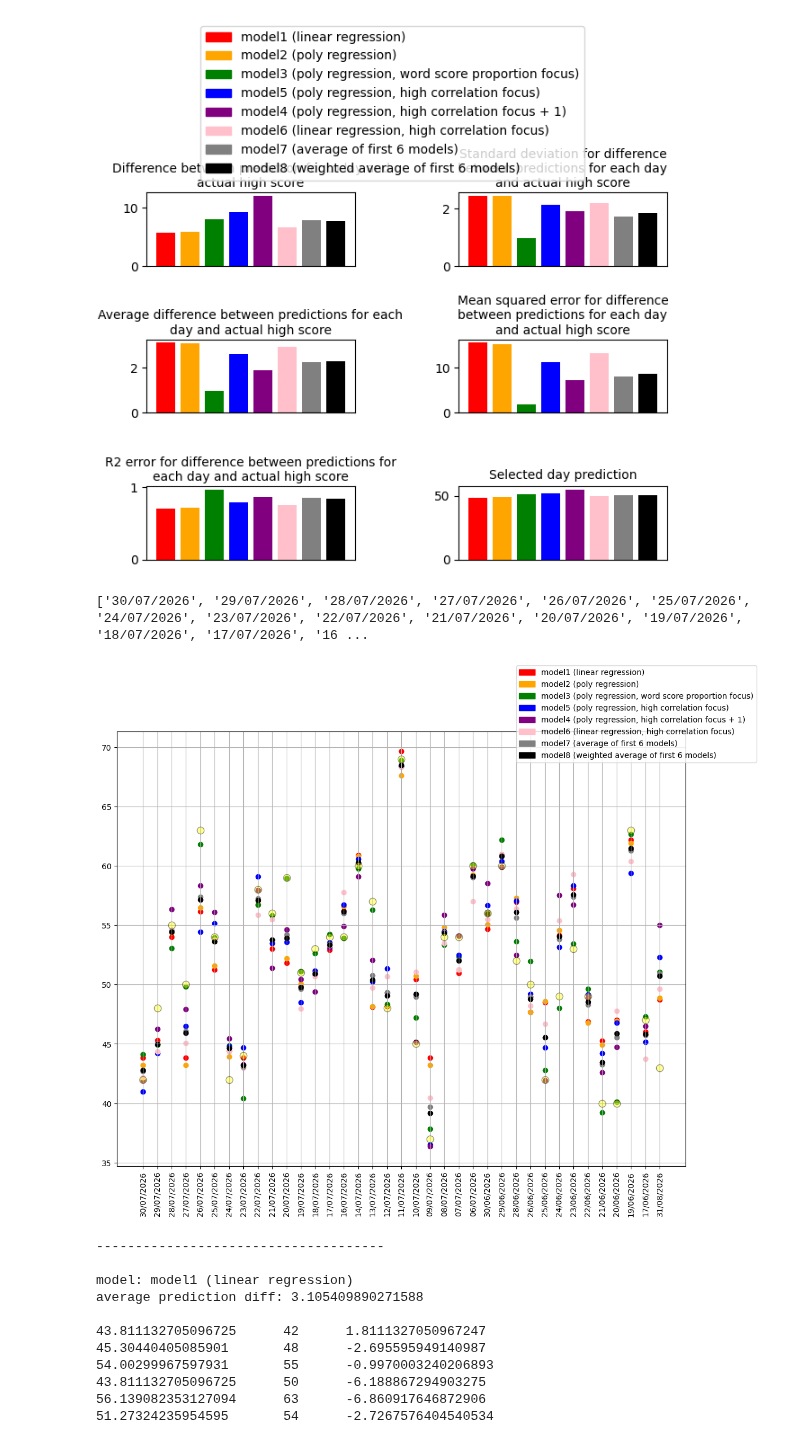
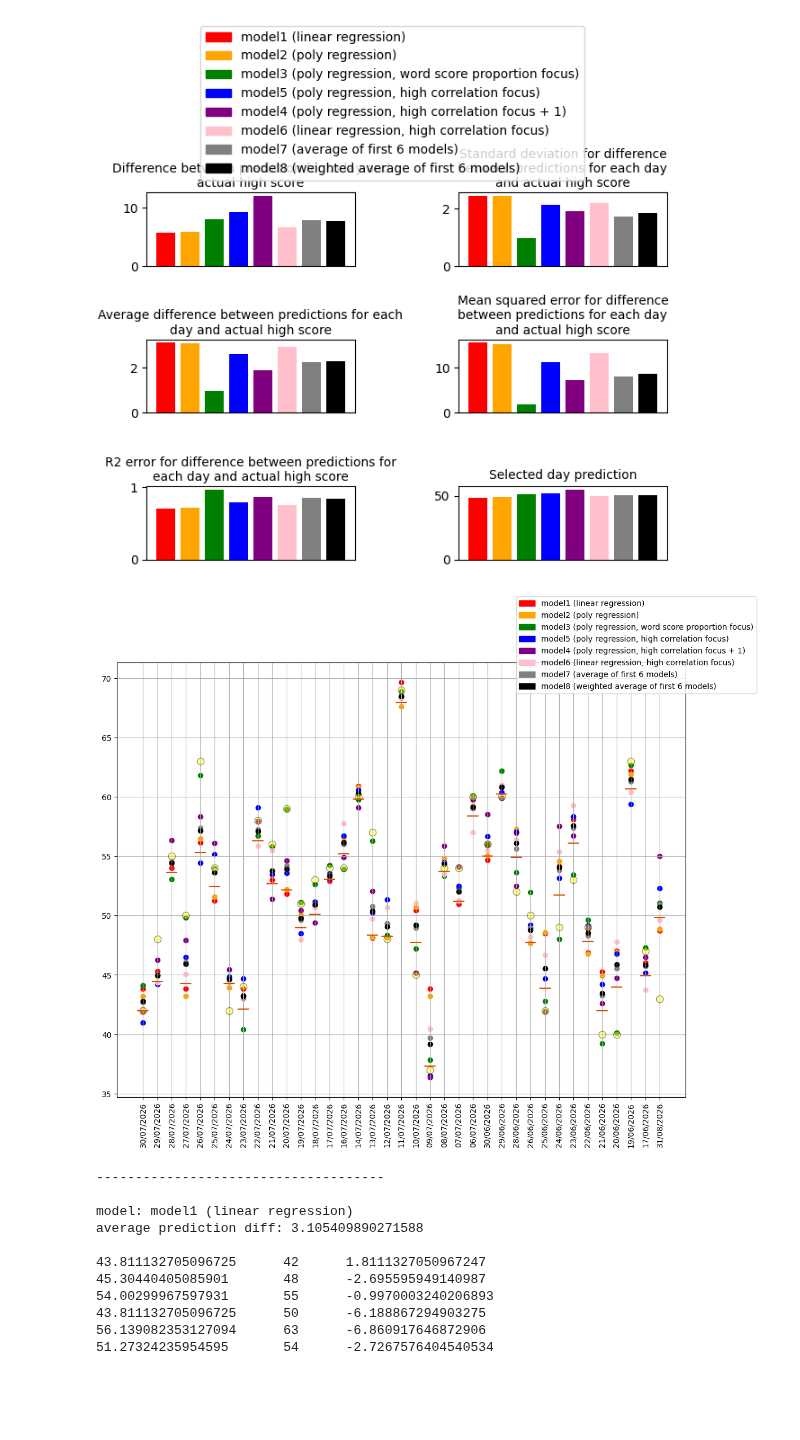
Before and after one commit to bexedmondson/palingrid, a Jupyter notebook: notes/WordStatAnalysis.ipynb, the cells around one changed output. Drawn from its saved outputs; the diff is of its cells as text; code cells hidden in the pictures; blank space fills up the shorter version.

Commit message:
think i have modelled decently enough to use this predicted data. we shall see i suppose!

```diff
--- a/notes/WordStatAnalysis.ipynb
+++ b/notes/WordStatAnalysis.ipynb
@@ -997,6 +1043,7 @@ plt.scatter(new_data_stats['high_scoring_word_proportion_12'], actual, label="ac
 
 plt.plot([new_data_stats['high_scoring_word_proportion_12'], new_data_stats['high_scoring_word_proportion_12']], [result8[0],actual], ':r', zorder=1)
 
+daily_model_prediction_range = []
 predictions8 = []
 for d in range(len(df['high_scoring_word_proportion_12'])):
     #total_other_predictions = 0
@@ -1007,28 +1054,7 @@ for d in range(len(df['high_scoring_word_proportion_12'])):
     for i in range(6):
         other_predictions[i] = model_measures['allPredictions'][i][d]
 
-    other_predictions_mean = np.mean(other_predictions)
-
-    other_predictions_abs_mean_diffs = [None,None,None,None,None,None]
-    for i in range(6):
-        other_predictions_abs_mean_diffs[i] = abs(other_predictions[i] - other_predictions_mean)
-
-    sorted_other_predictions_abs_mean_diffs = sorted(other_predictions_abs_mean_diffs)
-
-    mult_indexes = [None,None,None,None,None,None]
-    for i in range(6):
-        mult_indexes[i] = sorted_other_predictions_abs_mean_diffs.index(other_predictions_abs_mean_diffs[i])
-
-    indexed_diff_multipliers = [None,None,None,None,None,None]
-    for i in range(6):
-        indexed_diff_multipliers[i] = diff_multipliers[mult_indexes[i]]
-
-
-    other_predictions_weighted_sum = 0
-    for i in range(6):
-        other_predictions_weighted_sum += other_predictions[i] * indexed_diff_multipliers[i]
-
-    predictions8.append(other_predictions_weighted_sum / 6)
+    predictions8.append(model8_predict(other_predictions))
 
 
 plt.scatter(df['high_scoring_word_proportion_12'], predictions8, label="prediction points", zorder=1)
@@ -1154,23 +1180,38 @@ scoreObj["dates"].append(todaydate)
 scoreObj["scores"].append(actual)
 # %%
 fig = plt.figure()
-print(scoreObj["dates"])
+
 plt.scatter(scoreObj["dates"], scoreObj["scores"], s=80, zorder=3, color='yellow',edgecolors='black', alpha=0.4)
 for i in range(len(model_measures["allPredictions"])):
     ps = model_measures["allPredictions"][i]
     ps = np.append(ps, model_measures["selectedDatePrediction"][i])
     plt.scatter(scoreObj["dates"], ps, color=colors[i])
+
+
+other_newdata_predictions = [None,None,None,None,None,None]
+for i in range(6):
+    other_newdata_predictions[i] = model_measures['allPredictions'][i][-1]
+
+daily_model_prediction_range.append(max(other_newdata_predictions) - min(other_newdata_predictions))
+
+model8_minus_quarter_range_list = []
+model8_predictions = model_measures["allPredictions"][-1]
+model8_predictions = np.append(model8_predictions, model_measures["selectedDatePrediction"][-1])
+for i in range(len(model8_predictions)):
+    model8_minus_quarter_range_list.append(model8_predictions[i] - daily_model_prediction_range[i] * 0.25)
+
+plt.scatter(scoreObj["dates"], model8_minus_quarter_range_list, color="xkcd:deep orange", marker="_", zorder=5, s=200)
+
 
 plt.grid(visible=True)
 plt.xticks(rotation=90)
 
 fig.set_size_inches( 13, 10)
 fig.legend(handles=patches, loc='upper right')
 
 plt.show()
 # %% [output]
-['30/07/2026', '29/07/2026', '28/07/2026', '27/07/2026', '26/07/2026', '25/07/2026', '24/07/2026', '23/07/2026', '22/07/2026', '21/07/2026', '20/07/2026', '19/07/2026', '18/07/2026', '17/07/2026', '16 ...
-[figure, old version]
+[figure, new version]
 # %%
 for i in range(len(model_measures["allPredictions"])):
     print("-------------------------------------\n")
```
Also changed, not shown: parts of 13 cells of this notebook, 5 other files.
